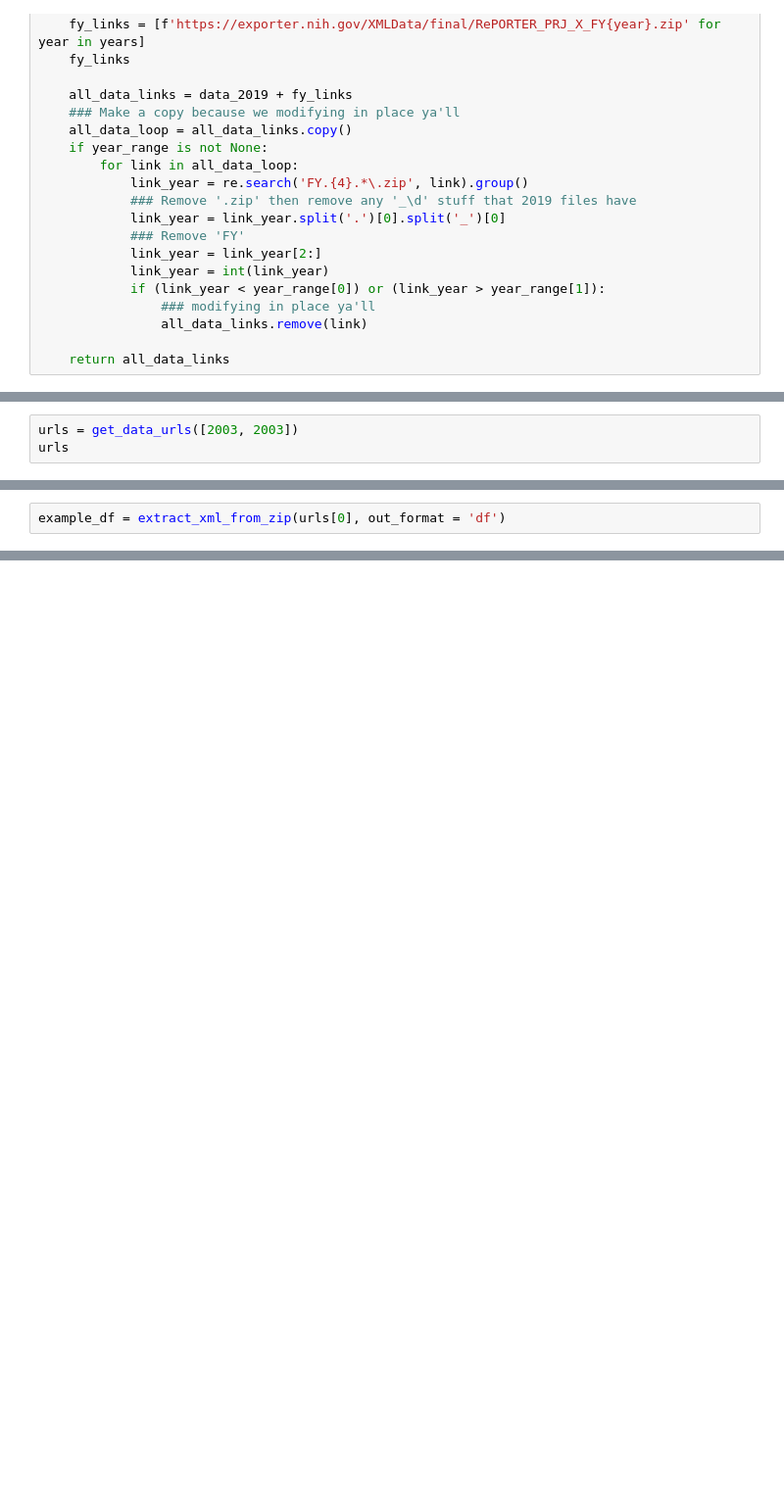
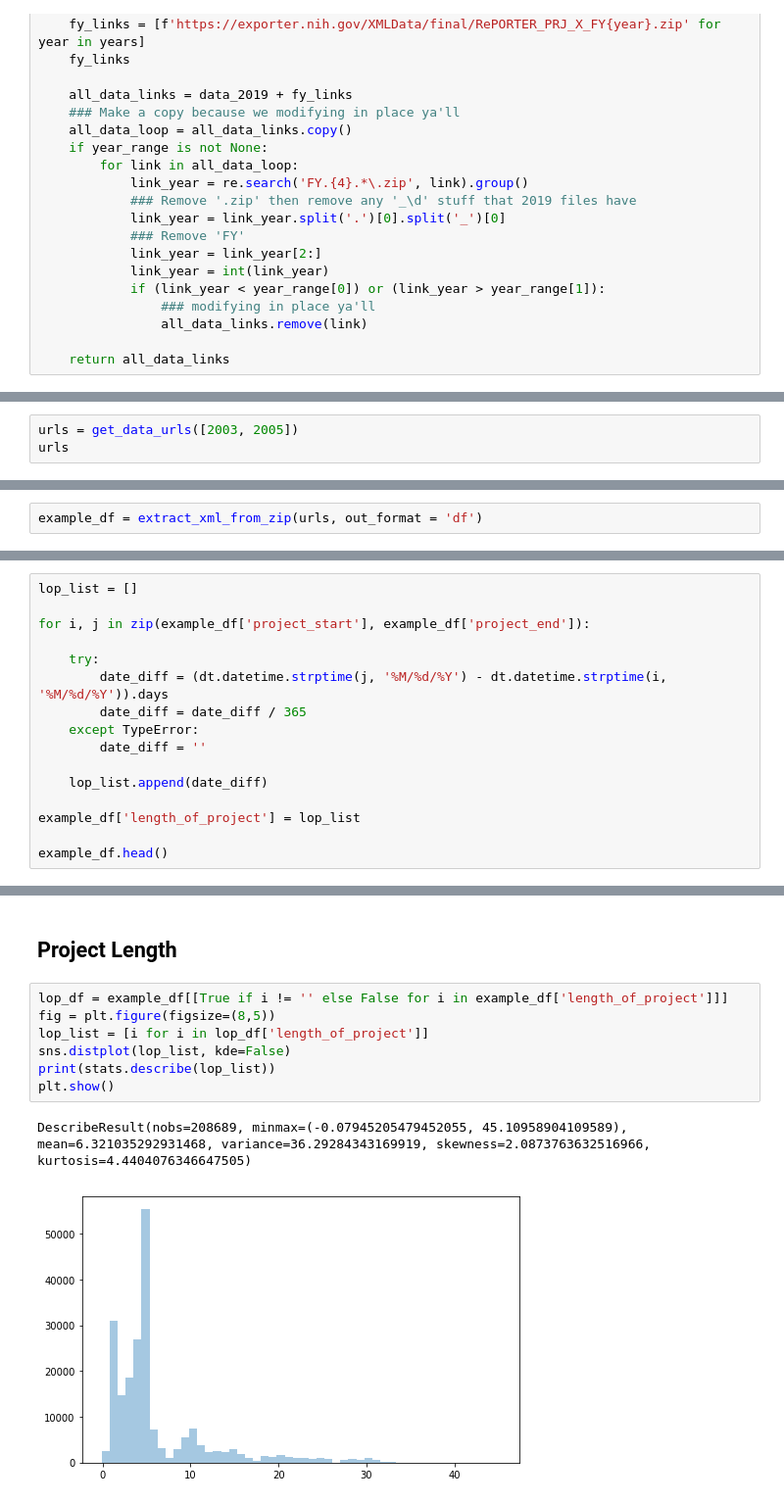
Before and after one commit to mrtoronto/nih_project_data, a Jupyter notebook: get_nih_data.ipynb, the cells around one changed output, grey strips where cells are left out. Shown at 98% size. Drawn from its saved outputs; the diff is of its cells as text; blank space fills up the shorter version.

```diff
--- a/get_nih_data.ipynb
+++ b/get_nih_data.ipynb
@@ -84,6 +93,6 @@ def extract_xml_from_zip(zip_link, out_format = 'dict'):
         projects_dict = pd.DataFrame.from_dict(projects_dict, orient='index')
     return projects_dict
 # %%
-urls = get_data_urls([2003, 2003])
+urls = get_data_urls([2003, 2005])
 urls
 # %% [output]
@@ -91,2 +102,2 @@ urls
 # %%
-example_df = extract_xml_from_zip(urls[0], out_format = 'df')
+example_df = extract_xml_from_zip(urls, out_format = 'df')
@@ -115,0 +104,16 @@ Index(['application_id', 'activity', 'administering_ic', 'application_type',
+# %%
+lop_list = []
+
+for i, j in zip(example_df['project_start'], example_df['project_end']):
+
+    try:
+        date_diff = (dt.datetime.strptime(j, '%M/%d/%Y') - dt.datetime.strptime(i, '%M/%d/%Y')).days
+        date_diff = date_diff / 365
+    except TypeError:
+        date_diff = ''
+
+    lop_list.append(date_diff)
+
+example_df['length_of_project'] = lop_list
+
+example_df.head()
@@ -115,0 +127,12 @@ Index(['application_id', 'activity', 'administering_ic', 'application_type',
+# %% [markdown]
+## Project Length
+# %%
+lop_df = example_df[[True if i != '' else False for i in example_df['length_of_project']]]
+fig = plt.figure(figsize=(8,5))
+lop_list = [i for i in lop_df['length_of_project']]
+sns.distplot(lop_list, kde=False)
+print(stats.describe(lop_list))
+plt.show()
+# %% [output]
+DescribeResult(nobs=208689, minmax=(-0.07945205479452055, 45.10958904109589), mean=6.321035292931468, variance=36.29284343169919, skewness=2.0873763632516966, kurtosis=4.4404076346647505)
+[figure, added]
```
Also changed, not shown: parts of 25 cells of this notebook.
